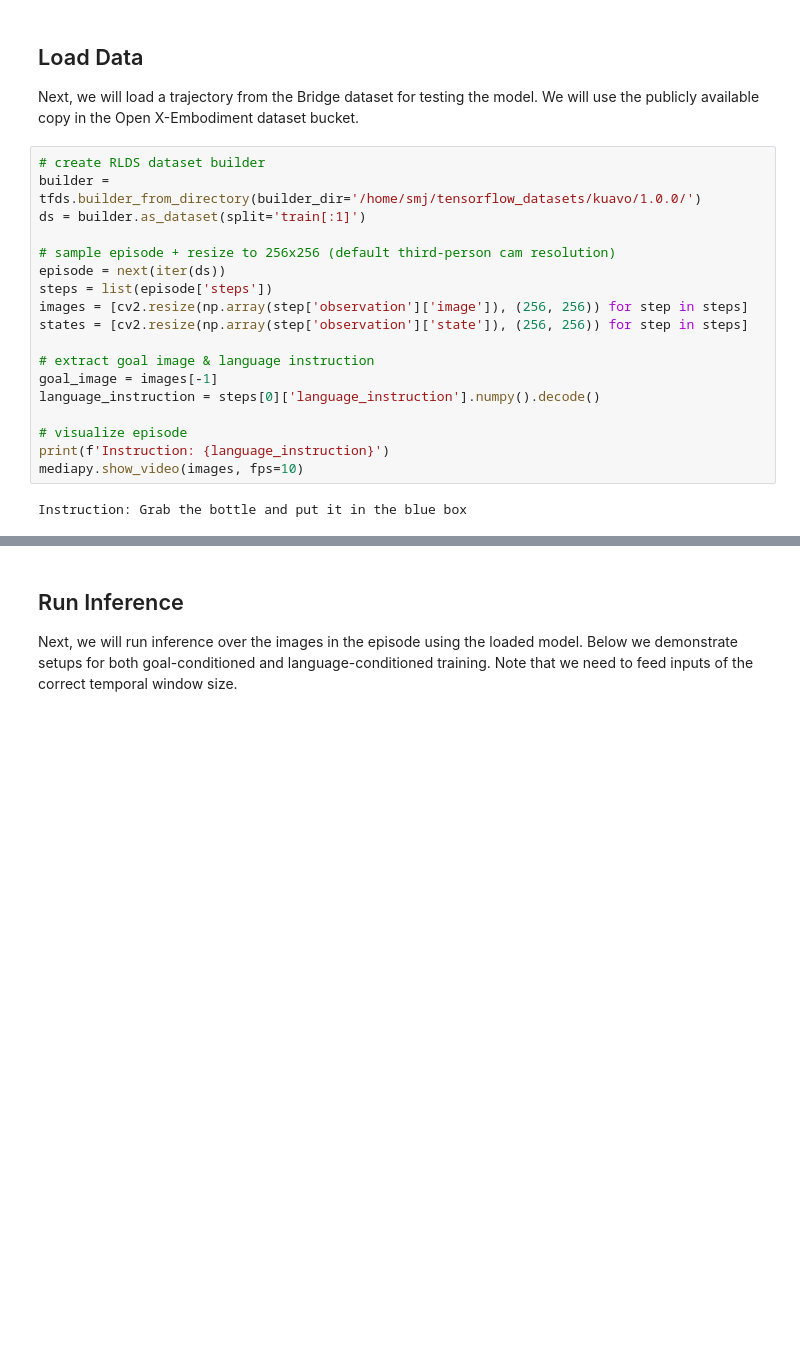
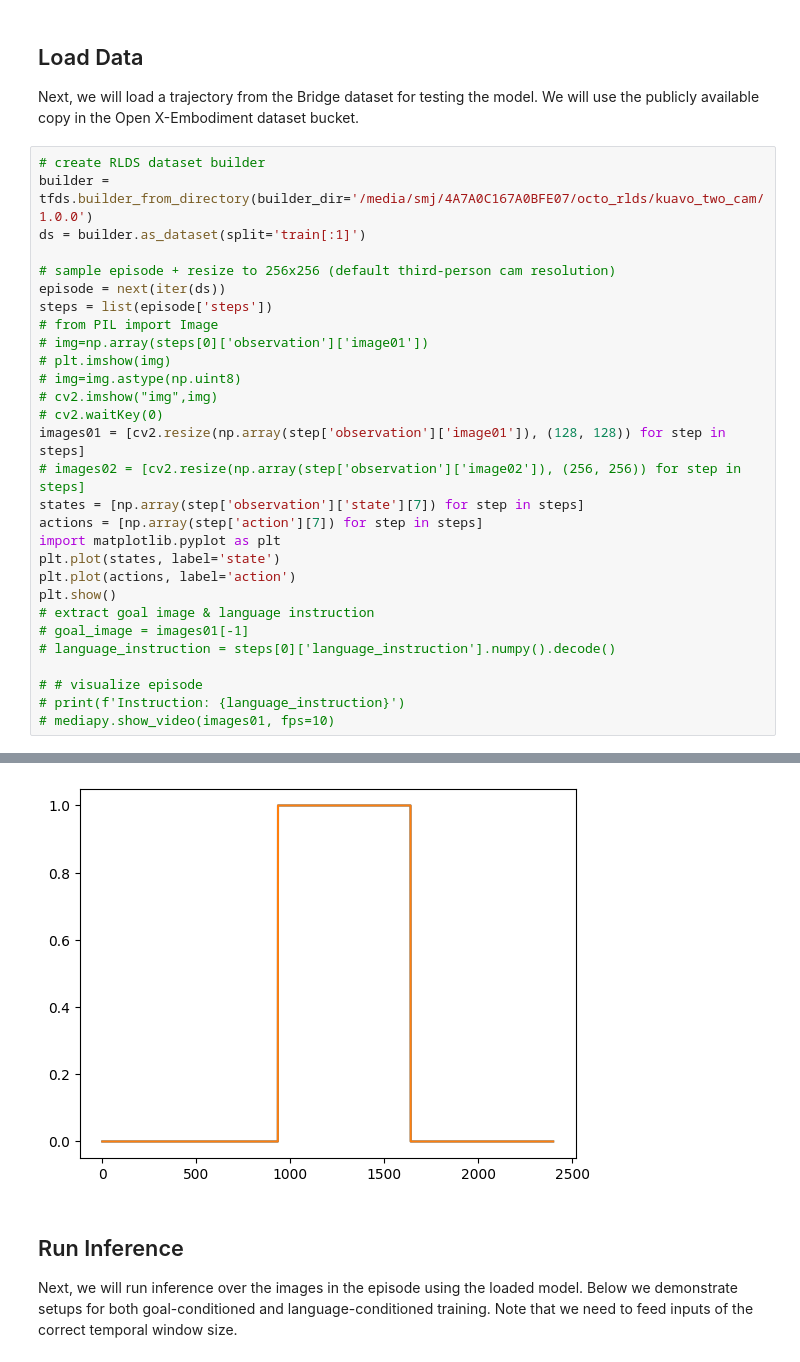
Before and after one commit to vpnasdfghjkl/octo, a Jupyter notebook: examples/01_inference_pretrained_kuavo.ipynb, the cells around one changed output, grey strips where cells are left out. Drawn from its saved outputs; the diff is of its cells as text; blank space fills up the shorter version.

```diff
--- a/examples/01_inference_pretrained_kuavo.ipynb
+++ b/examples/01_inference_pretrained_kuavo.ipynb
@@ -150,21 +169,31 @@ model=model
 Next, we will load a trajectory from the Bridge dataset for testing the model. We will use the publicly available copy in the Open X-Embodiment dataset bucket.
 # %%
 # create RLDS dataset builder
-builder = tfds.builder_from_directory(builder_dir='/home/smj/tensorflow_datasets/kuavo/1.0.0/')
+builder = tfds.builder_from_directory(builder_dir='/media/smj/4A7A0C167A0BFE07/octo_rlds/kuavo_two_cam/1.0.0')
 ds = builder.as_dataset(split='train[:1]')
 
 # sample episode + resize to 256x256 (default third-person cam resolution)
 episode = next(iter(ds))
 steps = list(episode['steps'])
-images = [cv2.resize(np.array(step['observation']['image']), (256, 256)) for step in steps]
-states = [cv2.resize(np.array(step['observation']['state']), (256, 256)) for step in steps]
+# from PIL import Image
+# img=np.array(steps[0]['observation']['image01'])
+# plt.imshow(img)
+# img=img.astype(np.uint8)
+# cv2.imshow("img",img)
+# cv2.waitKey(0)
+images01 = [cv2.resize(np.array(step['observation']['image01']), (128, 128)) for step in steps]
+# images02 = [cv2.resize(np.array(step['observation']['image02']), (256, 256)) for step in steps]
+states = [np.array(step['observation']['state'][7]) for step in steps]
+actions = [np.array(step['action'][7]) for step in steps]
+import matplotlib.pyplot as plt
+plt.plot(states, label='state')
+plt.plot(actions, label='action')
+plt.show()
+# extract goal image & language instruction
+# goal_image = images01[-1]
+# language_instruction = steps[0]['language_instruction'].numpy().decode()
 
-# extract goal image & language instruction
-goal_image = images[-1]
-language_instruction = steps[0]['language_instruction'].numpy().decode()
-
-# visualize episode
-print(f'Instruction: {language_instruction}')
-mediapy.show_video(images, fps=10)
+# # visualize episode
+# print(f'Instruction: {language_instruction}')
+# mediapy.show_video(images01, fps=10)
 # %% [output]
-Instruction: Grab the bottle and put it in the blue box
@@ -172,3 +200,4 @@ Instruction: Grab the bottle and put it in the blue box
+[figure, added]
 # %% [markdown]
 ## Run Inference
 
```
Also changed, not shown: parts of 10 cells of this notebook, 3 other files.
